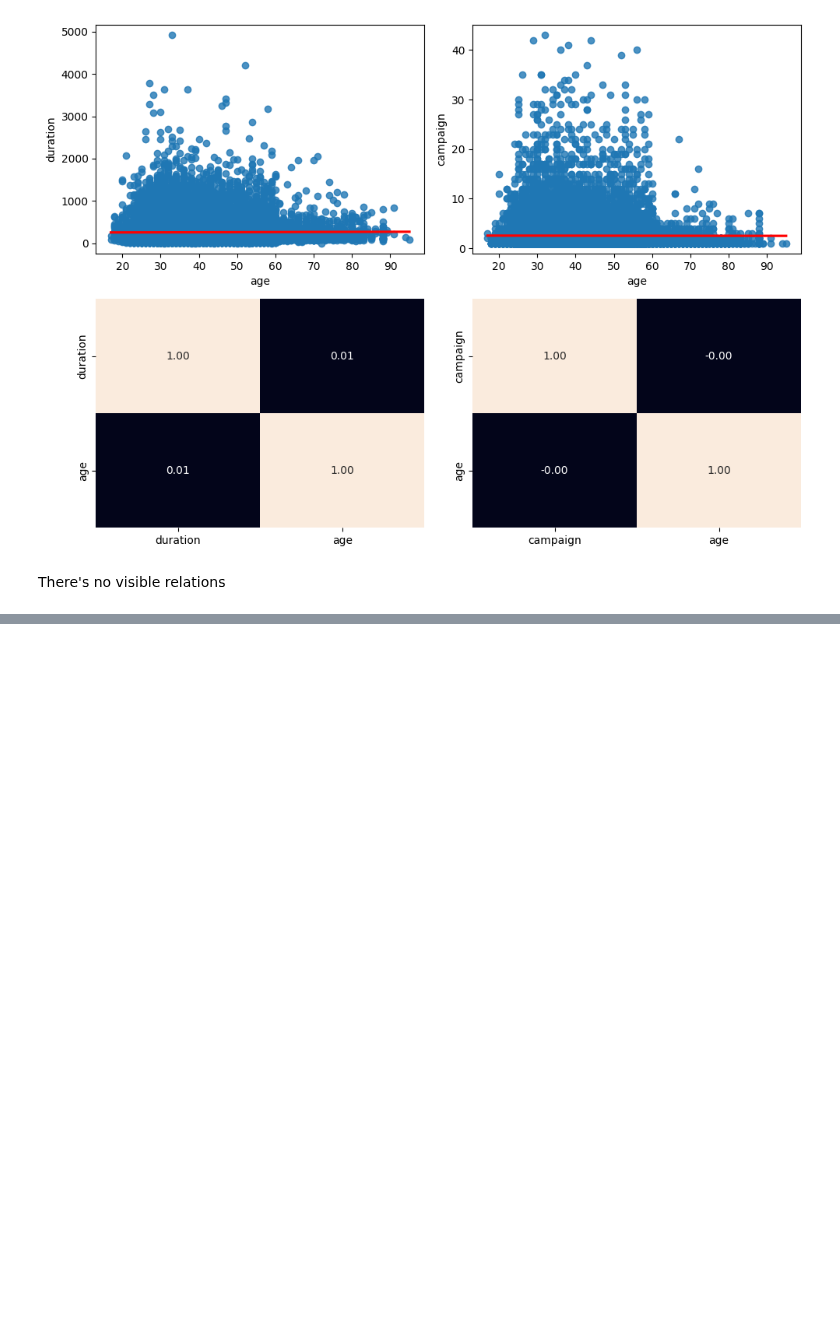
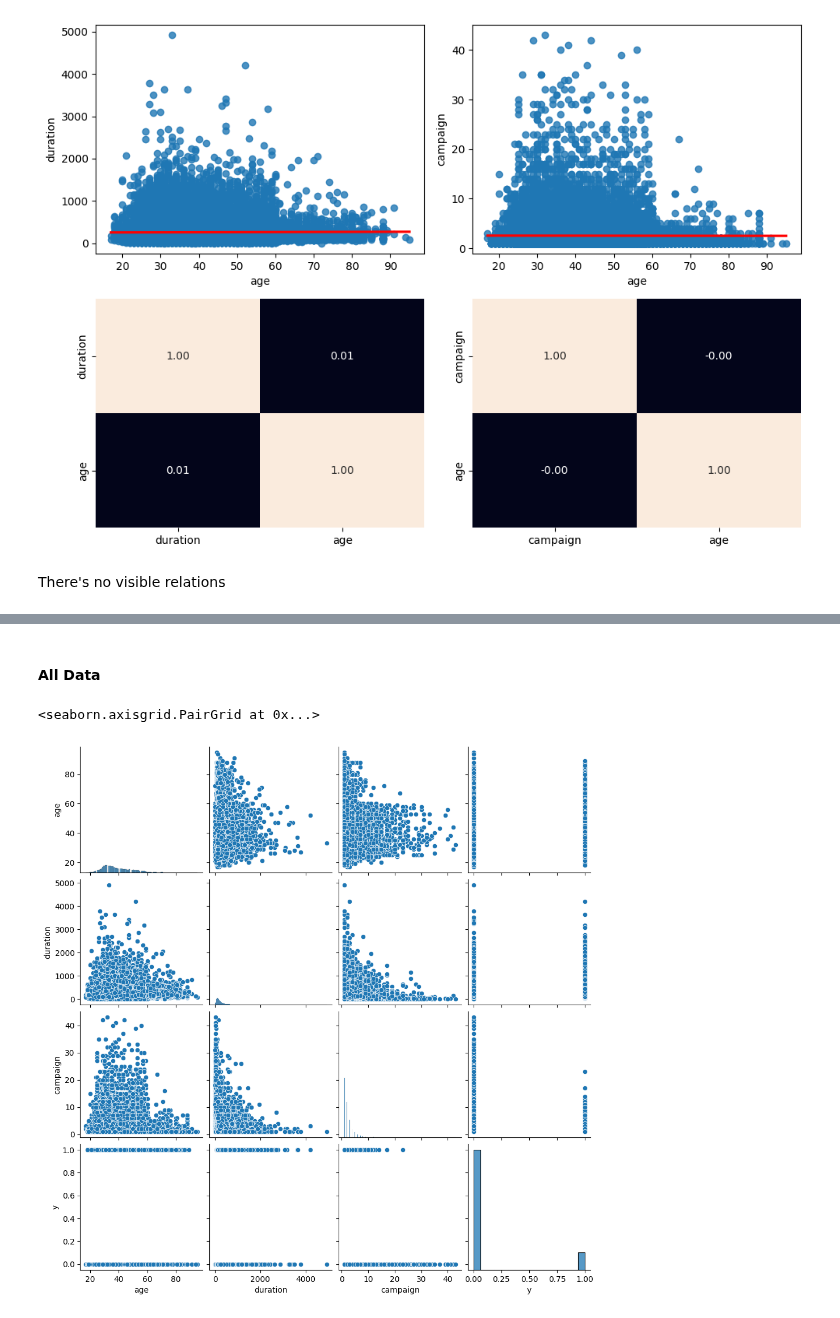
Before and after one commit to Diegomca98/4geeks-ml-template-prjs, a Jupyter notebook: src/explore.ipynb, the cells around one changed output, grey strips where cells are left out. Cells and saved outputs as stored; diff of their text form; code cells hidden in the pictures; blank space fills up the shorter version.

```diff
--- a/src/explore.ipynb
+++ b/src/explore.ipynb
@@ -349,3 +419,17 @@ plt.show()
 [figure]
 # %% [markdown]
 There's no visible relations
+# %%
+df = df.drop(
+    df[
+        (df['age'] < 55) & (df['job'] == 'retired')
+    ].index
+)
+
+df = df.drop(
+    df['age'] < 18
+)
+
+df = df.drop(
+    df[df['education'] == 'illiterate']
+)
@@ -351,0 +481,7 @@ There's no visible relations
+# %% [markdown]
+#### All Data
+# %%
+sns.pairplot(data = df)
+# %% [output]
+<seaborn.axisgrid.PairGrid at 0x...>
+[figure, added]
```
Also changed, not shown: parts of 19 cells of this notebook.
